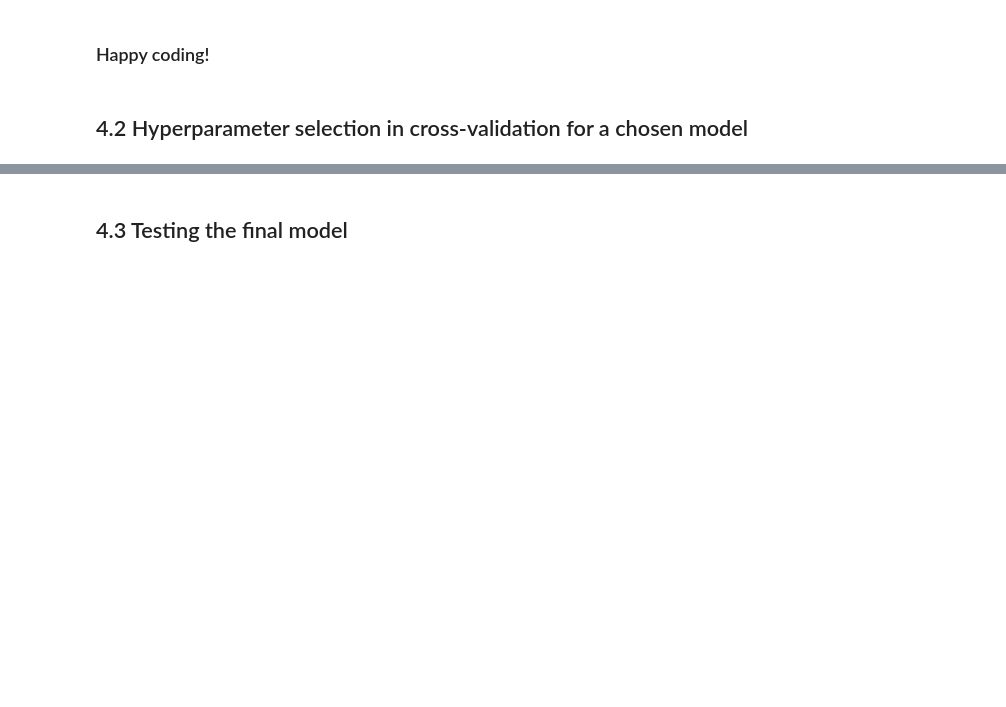
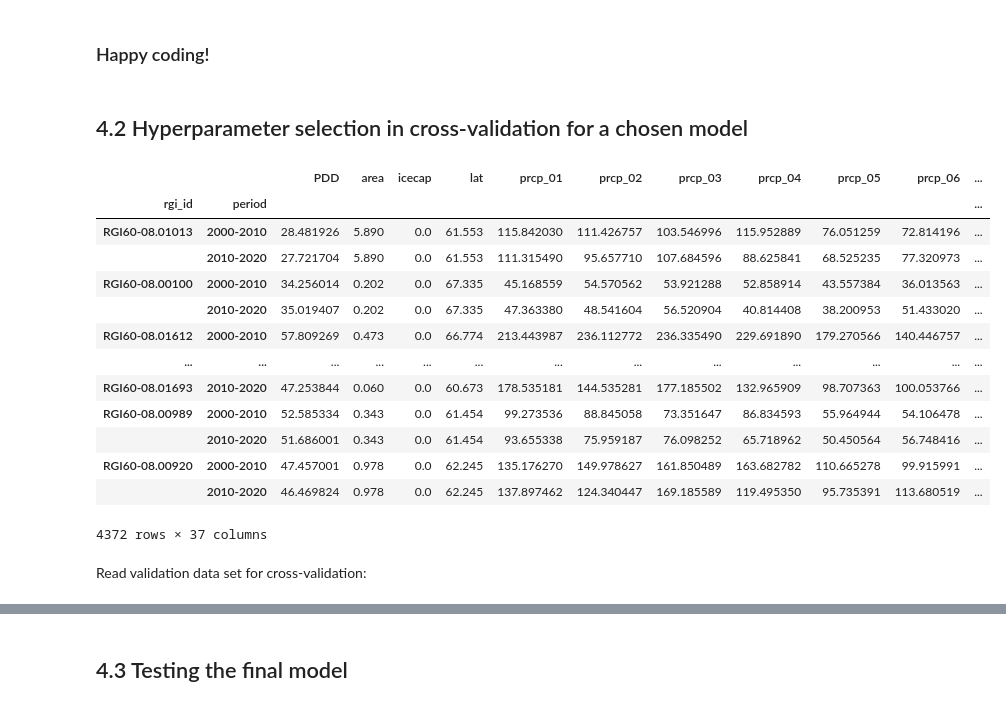
Before and after one commit to regine/Project_MB_Regression, a Jupyter notebook: 4_Validation.ipynb, the cells around one changed output, grey strips where cells are left out. Saved outputs shown, nothing was run; the diff lists cells and outputs as text; code cells hidden in the pictures; blank space fills up the shorter version.

```diff
--- a/4_Validation.ipynb
+++ b/4_Validation.ipynb
@@ -37,6 +37,25 @@ This notebook is up to you to define it. Choose a cross-validation approach, and
 ## 4.2 Hyperparameter selection in cross-validation for a chosen model
 # %%
 df_train = pd.read_csv('Data/df_train.csv', index_col=['rgi_id', 'period'])
+# %%
+df_train
+# %% [output]
+|  |  | PDD | area | icecap | lat | prcp_01 | prcp_02 | prcp_03 | prcp_04 | prcp_05 | prcp_06 | ... |
+| rgi_id | period |  |  |  |  |  |  |  |  |  |  | ... |
+| RGI60-08.01013 | 2000-2010 | 28.481926 | 5.890 | 0.0 | 61.553 | 115.842030 | 111.426757 | 103.546996 | 115.952889 | 76.051259 | 72.814196 | ... |
+|  | 2010-2020 | 27.721704 | 5.890 | 0.0 | 61.553 | 111.315490 | 95.657710 | 107.684596 | 88.625841 | 68.525235 | 77.320973 | ... |
+| RGI60-08.00100 | 2000-2010 | 34.256014 | 0.202 | 0.0 | 67.335 | 45.168559 | 54.570562 | 53.921288 | 52.858914 | 43.557384 | 36.013563 | ... |
+|  | 2010-2020 | 35.019407 | 0.202 | 0.0 | 67.335 | 47.363380 | 48.541604 | 56.520904 | 40.814408 | 38.200953 | 51.433020 | ... |
+| RGI60-08.01612 | 2000-2010 | 57.809269 | 0.473 | 0.0 | 66.774 | 213.443987 | 236.112772 | 236.335490 | 229.691890 | 179.270566 | 140.446757 | ... |
+| ... | ... | ... | ... | ... | ... | ... | ... | ... | ... | ... | ... | ... |
+| RGI60-08.01693 | 2010-2020 | 47.253844 | 0.060 | 0.0 | 60.673 | 178.535181 | 144.535281 | 177.185502 | 132.965909 | 98.707363 | 100.053766 | ... |
+| RGI60-08.00989 | 2000-2010 | 52.585334 | 0.343 | 0.0 | 61.454 | 99.273536 | 88.845058 | 73.351647 | 86.834593 | 55.964944 | 54.106478 | ... |
+|  | 2010-2020 | 51.686001 | 0.343 | 0.0 | 61.454 | 93.655338 | 75.959187 | 76.098252 | 65.718962 | 50.450564 | 56.748416 | ... |
+| RGI60-08.00920 | 2000-2010 | 47.457001 | 0.978 | 0.0 | 62.245 | 135.176270 | 149.978627 | 161.850489 | 163.682782 | 110.665278 | 99.915991 | ... |
+|  | 2010-2020 | 46.469824 | 0.978 | 0.0 | 62.245 | 137.897462 | 124.340447 | 169.185589 | 119.495350 | 95.735391 | 113.680519 | ... |
+4372 rows × 37 columns
+# %% [markdown]
+Read validation data set for cross-validation:
 # %%
 df_validation = pd.read_csv('Data/df_validation.csv', index_col=['rgi_id', 'period'])
 # %%
```
Also changed, not shown: parts of 21 cells of this notebook, 2 other files.
